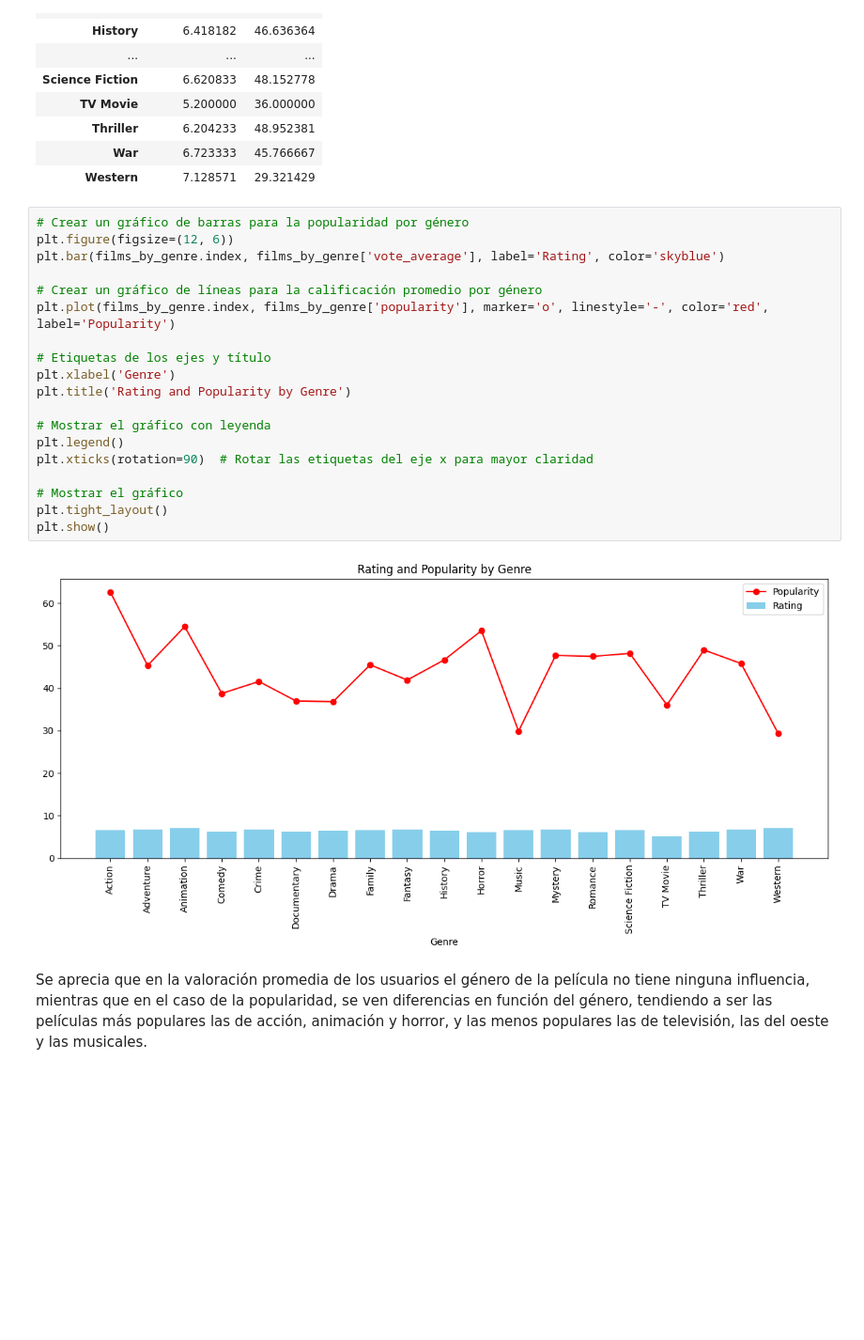
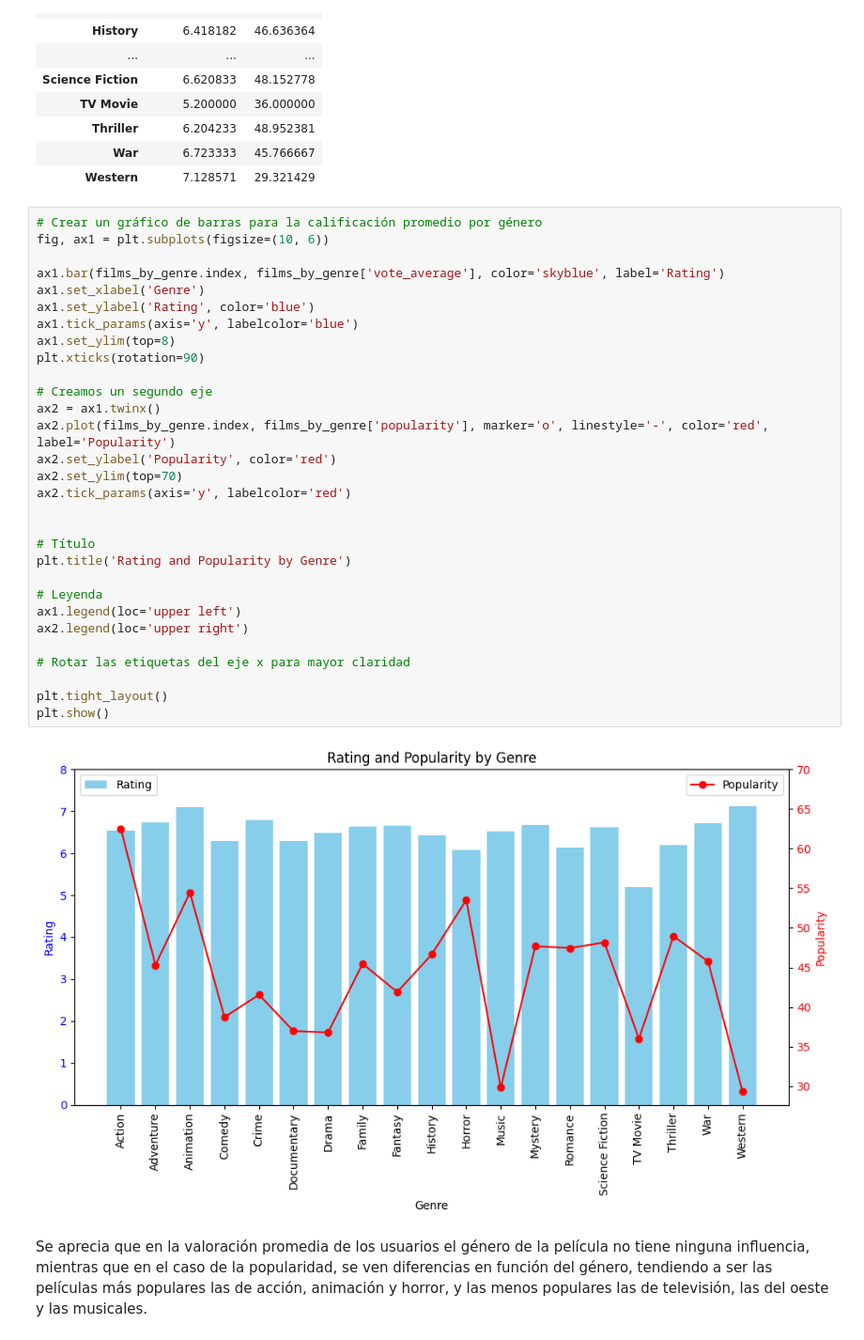
Before and after one commit to Jimme7/EDA-Films, a Jupyter notebook: src/Notebooks/Analysis_and_Visualizations.ipynb, the cells around one changed output. Shown at 94% size. Drawn from its saved outputs; the diff is of its cells as text; blank space fills up the shorter version.

Commit message:
add more visuals

```diff
--- a/src/Notebooks/Analysis_and_Visualizations.ipynb
+++ b/src/Notebooks/Analysis_and_Visualizations.ipynb
@@ -161,26 +161,37 @@ films_by_genre
 | War | 6.723333 | 45.766667 |
 | Western | 7.128571 | 29.321429 |
 # %%
-# Crear un gráfico de barras para la popularidad por género
-plt.figure(figsize=(12, 6))
-plt.bar(films_by_genre.index, films_by_genre['vote_average'], label='Rating', color='skyblue')
+# Crear un gráfico de barras para la calificación promedio por género
+fig, ax1 = plt.subplots(figsize=(10, 6))
 
-# Crear un gráfico de líneas para la calificación promedio por género
-plt.plot(films_by_genre.index, films_by_genre['popularity'], marker='o', linestyle='-', color='red', label='Popularity')
+ax1.bar(films_by_genre.index, films_by_genre['vote_average'], color='skyblue', label='Rating')
+ax1.set_xlabel('Genre')
+ax1.set_ylabel('Rating', color='blue')
+ax1.tick_params(axis='y', labelcolor='blue')
+ax1.set_ylim(top=8)
+plt.xticks(rotation=90)
 
-# Etiquetas de los ejes y título
-plt.xlabel('Genre')
+# Creamos un segundo eje
+ax2 = ax1.twinx()
+ax2.plot(films_by_genre.index, films_by_genre['popularity'], marker='o', linestyle='-', color='red', label='Popularity')
+ax2.set_ylabel('Popularity', color='red')
+ax2.set_ylim(top=70)
+ax2.tick_params(axis='y', labelcolor='red')
+
+
+# Título
 plt.title('Rating and Popularity by Genre')
 
-# Mostrar el gráfico con leyenda
-plt.legend()
-plt.xticks(rotation=90)  # Rotar las etiquetas del eje x para mayor claridad
+# Leyenda
+ax1.legend(loc='upper left')
+ax2.legend(loc='upper right')
 
-# Mostrar el gráfico
+# Rotar las etiquetas del eje x para mayor claridad
+
 plt.tight_layout()
 plt.show()
 # %% [output]
-[figure, old version]
+[figure, new version]
 # %% [markdown]
 Se aprecia que en la valoración promedia de los usuarios el género de la película no tiene ninguna influencia, mientras que en el caso de la popularidad, se ven diferencias en función del género, tendiendo a ser las películas más populares las de acción, animación y horror, y las menos populares las de televisión, las del oeste y las musicales.
 # %% [markdown]
```
Also changed, not shown: parts of 18 cells of this notebook.
